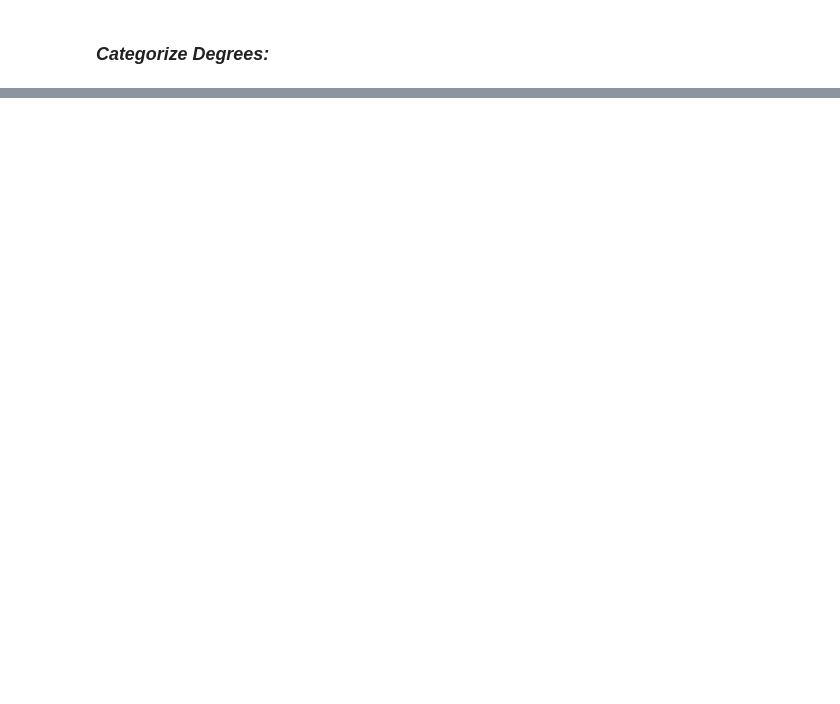
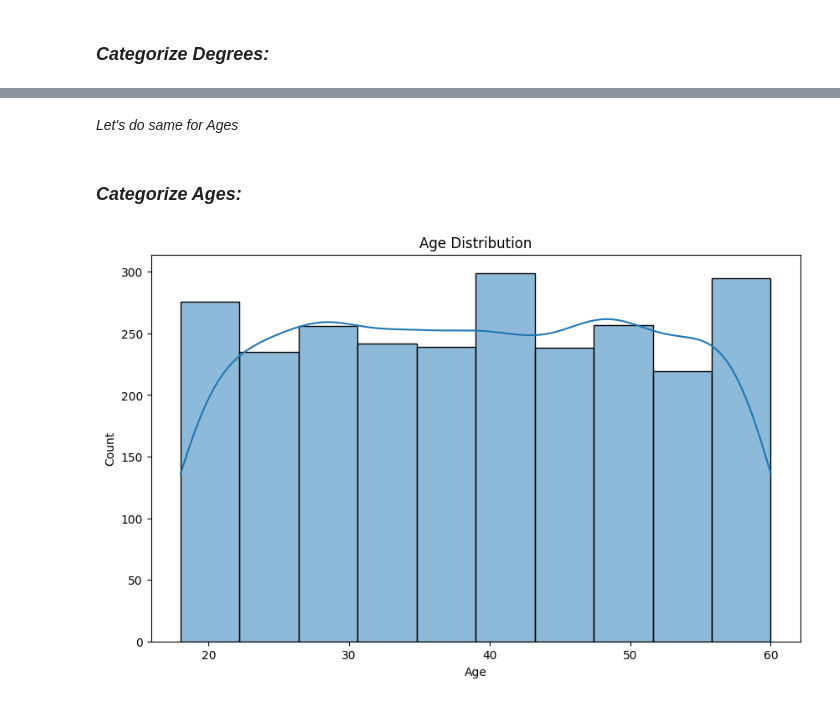
Before and after one commit to AbdessamadTzn/Sad-Brain-Analytics-Hackathon, a Jupyter notebook: sadbrainanalytics.ipynb, the cells around one changed output, grey strips where cells are left out. Saved outputs shown, nothing was run; the diff lists cells and outputs as text; code cells hidden in the pictures; blank space fills up the shorter version.

```diff
--- a/sadbrainanalytics.ipynb
+++ b/sadbrainanalytics.ipynb
@@ -359,0 +368,13 @@ Undergraduate                    3.000000
+# %% [markdown]
+*Let's do same for Ages*
+# %% [markdown]
+### *Categorize Ages:*
+# %%
+plt.figure(figsize=(10, 6))
+sns.histplot(df['Age'], bins=10, kde=True)  # kde=True adds a smooth curve for better visualization
+plt.title('Age Distribution')
+plt.xlabel('Age')
+plt.ylabel('Count')
+plt.show()
+# %% [output]
+[figure, added]
```
Also changed, not shown: parts of 20 cells of this notebook.
